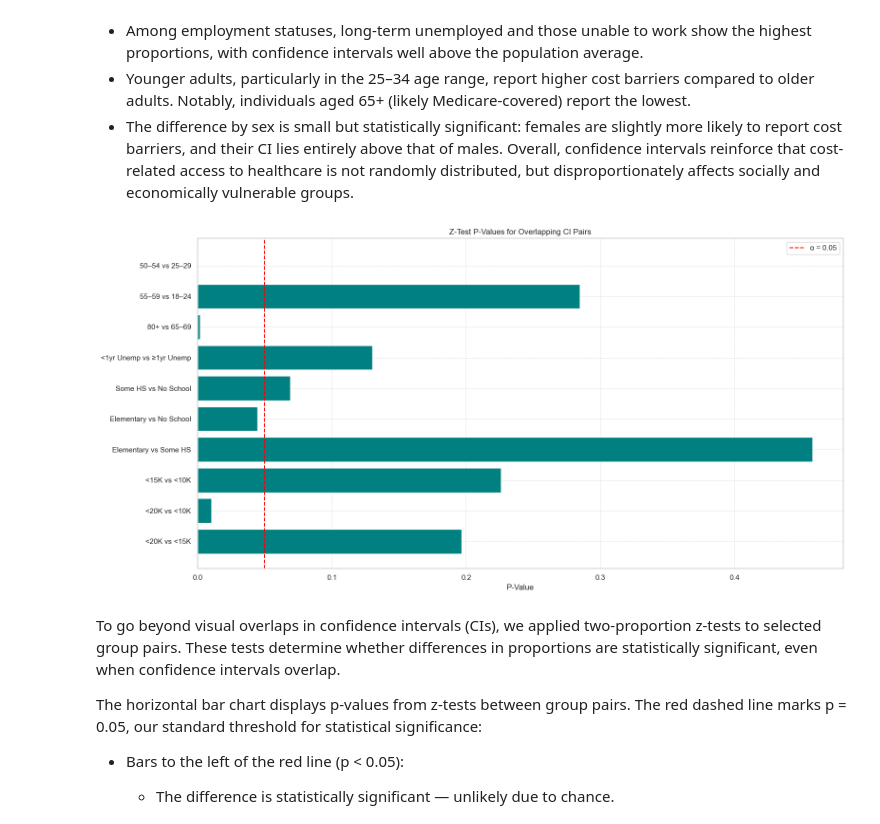
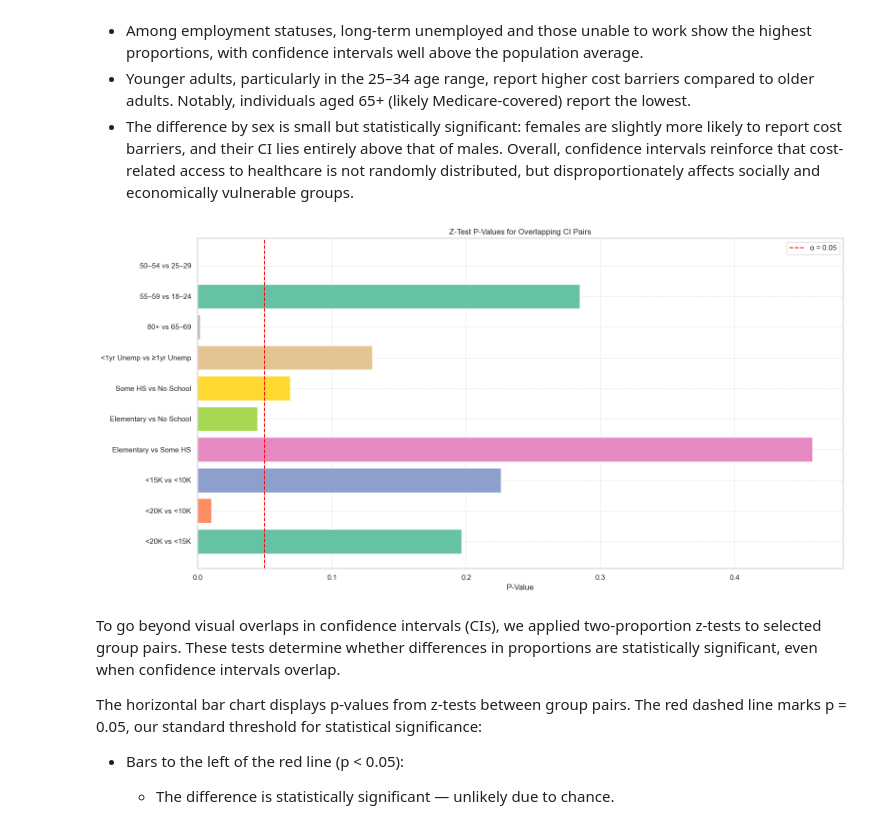
Before and after one commit to SergioCuencaNunez/isc-labs, a Jupyter notebook: project/project.ipynb, the cells around one changed output. Cells and saved outputs as stored; diff of their text form; code cells hidden in the pictures.

```diff
--- a/project/project.ipynb
+++ b/project/project.ipynb
@@ -823,26 +823,23 @@ These intervals allow us to quantify uncertainty around each estimate and identi
 - The difference by sex is small but statistically significant: females are slightly more likely to report cost barriers, and their CI lies entirely above that of males.
 Overall, confidence intervals reinforce that cost-related access to healthcare is not randomly distributed, but disproportionately affects socially and economically vulnerable groups.
 # %%
-# Use the actual CI DataFrames already defined: ci_income, ci_education, ci_employment, ci_sex, ci_age
+colors = sns.color_palette("Set2")
 
-# Add category column for merging
 ci_income['category'] = 'Income'
 ci_education['category'] = 'Education'
 ci_employment['category'] = 'Employment'
 ci_sex['category'] = 'Sex'
 ci_age['category'] = 'Age'
 
-# Rename first column to 'group' for standardization
 ci_income = ci_income.rename(columns={'income_label': 'group'})
 ci_education = ci_education.rename(columns={'education_label': 'group'})
 ci_employment = ci_employment.rename(columns={'employment_label': 'group'})
 ci_sex = ci_sex.rename(columns={'sex_label': 'group'})
 ci_age = ci_age.rename(columns={'age_label': 'group'})
 
-# Concatenate all
 ci_all_real = pd.concat([ci_income, ci_education, ci_employment, ci_sex, ci_age], axis=0)
 
-# Define overlapping pairs
+#  Overlapping pairs
 overlapping_pairs = [
     ('<20K', '<15K'), ('<20K', '<10K'), ('<15K', '<10K'),
     ('Elementary', 'Some HS'), ('Elementary', 'No School'), ('Some HS', 'No School'),
@@ -863,35 +860,35 @@ for g1, g2 in overlapping_pairs:
     if g1 in ci_all_real['group'].values and g2 in ci_all_real['group'].values:
         row1 = ci_all_real[ci_all_real['group'] == g1].iloc[0]
         row2 = ci_all_real[ci_all_real['group'] == g2].iloc[0]
         z, p = z_test_proportions(row1['proportion'], row1['n'], row2['proportion'], row2['n'])
         results.append({
             'Group 1': g1,
             'Group 2': g2,
             'Category': row1['category'],
             'Prop 1': row1['proportion'],
             'Prop 2': row2['proportion'],
             'Z-Score': z,
             'P-Value': p
         })
 
 results_df_final = pd.DataFrame(results)
 
 # Plot the results
 plt.figure(figsize=(16, 8))
 plt.barh(
     y=[f"{row['Group 1']} vs {row['Group 2']}" for _, row in results_df_final.iterrows()],
     width=results_df_final['P-Value'],
-    color='teal'
+    color=colors
 )
 plt.axvline(0.05, color='red', linestyle='--', label='α = 0.05')
 plt.xlabel("P-Value")
 plt.title("Z-Test P-Values for Overlapping CI Pairs")
 plt.legend()
 plt.grid(True, ls='--', linewidth=0.5)
 plt.tight_layout()
 plt.show()
 # %% [output]
-[figure, old version]
+[figure, new version]
 # %% [markdown]
 To go beyond visual overlaps in confidence intervals (CIs), we applied two-proportion z-tests to selected group pairs. These tests determine whether differences in proportions are statistically significant, even when confidence intervals overlap.
 
```
